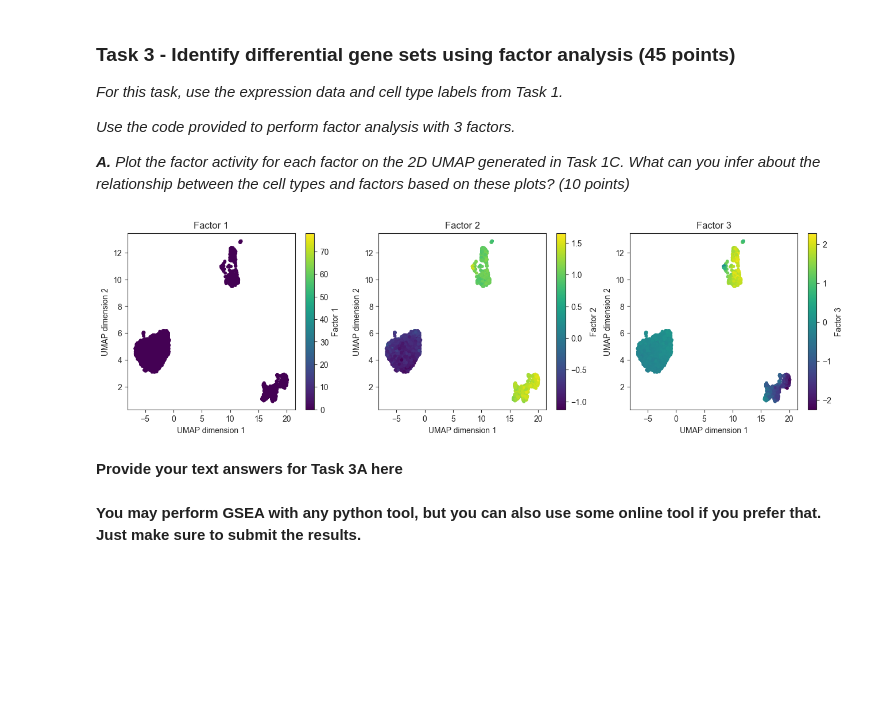
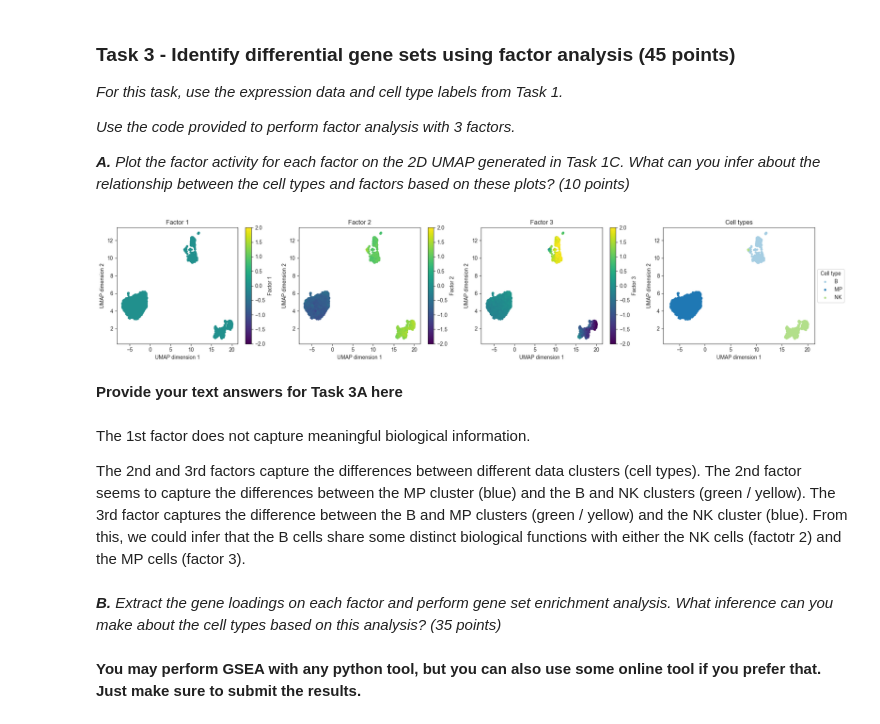
Before and after one commit to kerseviciute/machine-learning-for-single-cell-biology, a Jupyter notebook: hw3/mlscb_2024_assignment_03_code.ipynb, the cells around one changed output. Saved outputs shown, nothing was run; the diff lists cells and outputs as text; code cells hidden in the pictures; blank space fills up the shorter version.

```diff
--- a/hw3/mlscb_2024_assignment_03_code.ipynb
+++ b/hw3/mlscb_2024_assignment_03_code.ipynb
@@ -131,7 +131,8 @@ __C.__ _Project the expression data into 2D using UMAP and plot each marker on t
 # Compute UMAP
 umap_coords = task1c_compute_umap(expression_df=expression_data)
 # %%
-def plot_embedding_expression(expr_color, embedding, ax = None, legend_title = "", plot_title = ""):
+def plot_embedding_expression(expr_color, embedding, ax = None, legend_title = "", plot_title = "",
+                              vmin = None, vmax = None):
     if ax is None:
         _, ax = plt.subplots(nrows = 1, ncols = 1)
 
@@ -142,11 +143,15 @@ def plot_embedding_expression(expr_color, embedding, ax = None, legend_title = "
         cmap = "viridis"
     )
 
-    ax.set_xlabel(f"UMAP dimension 1")
-    ax.set_ylabel(f"UMAP dimension 2")
+    ax.set_xlabel("UMAP dimension 1")
+    ax.set_ylabel("UMAP dimension 2")
 
     colorbar = plt.colorbar(scatter, ax = ax)
     colorbar.set_label(legend_title)
+
+    if vmin is not None and vmax is not None:
+        scatter.set_clim(vmin = vmin, vmax = vmax)
+        colorbar.update_normal(scatter)
 
     ax.set_title(plot_title)
 
@@ -314,40 +319,59 @@ def task3a_factor_analysis(expression_df: pd.DataFrame) -> Tuple[np.ndarray, np.
 factor_activities, gene_loadings = task3a_factor_analysis(expression_df=expression_data)
 # %%
 # Plot factor activity on UMAP (you can use the function from Task 1C)
-fig, axs = plt.subplots(nrows = 1, ncols = 3, figsize = (16, 4))
+fig, axs = plt.subplots(nrows = 1, ncols = 4, figsize = (20, 4))
 
 plot_embedding_expression(
     expr_color = factor_activities[:, 0],
     embedding = umap_coords,
     legend_title = "Factor 1",
     ax = axs[0],
-    plot_title = "Factor 1"
+    plot_title = "Factor 1",
+    vmin = -2, vmax = 2
 )
 
 plot_embedding_expression(
     expr_color = factor_activities[:, 1],
     embedding = umap_coords,
     legend_title = "Factor 2",
     ax = axs[1],
-    plot_title = "Factor 2"
+    plot_title = "Factor 2",
+    vmin = -2, vmax = 2
 )
 
 plot_embedding_expression(
     expr_color = factor_activities[:, 2],
     embedding = umap_coords,
     legend_title = "Factor 3",
     ax = axs[2],
-    plot_title = "Factor 3"
+    plot_title = "Factor 3",
+    vmin = -2, vmax = 2
 )
+
+plot_embedding(
+    categories = cell_type_data.cell_type,
+    embedding = umap_coords,
+    show_legend = True,
+    ax = axs[3],
+    plot_title = "Cell types"
+)
+
+fig.tight_layout()
 # %% [output]
-[figure, old version]
+[figure, new version]
 # %% [markdown]
 **Provide your text answers for Task 3A here**
+# %% [markdown]
+The 1st factor does not capture meaningful biological information.
+
+The 2nd and 3rd factors capture the differences between different data clusters (cell types). The 2nd factor seems to capture the differences between the MP cluster (blue) and the B and NK clusters (green / yellow). The 3rd factor captures the difference between the B and MP clusters (green / yellow) and the NK cluster (blue). From this, we could infer that the B cells share some distinct biological functions with either the NK cells (factotr 2) and the MP cells (factor 3).
 # %%
 # Export loadings
 loadings_df = pd.DataFrame(gene_loadings.T,
                            index=expression_data.columns,
                            columns=[f"factor_{i+1}" for i in range(gene_loadings.shape[0])])
 loadings_df.to_csv(os.path.join(OUTPUT_PATH, "fa_gene_loadings.tsv"), sep="\t", header=True, index=True)
+# %% [markdown]
+_**B.** Extract the gene loadings on each factor and perform gene set enrichment analysis. What inference can you make about the cell types based on this analysis? (35 points)_
 # %% [markdown]
 **You may perform GSEA with any python tool, but you can also use some online tool if you prefer that. Just make sure to submit the results.**
```
Also changed, not shown: parts of 2 cells of this notebook, 3 other files.
